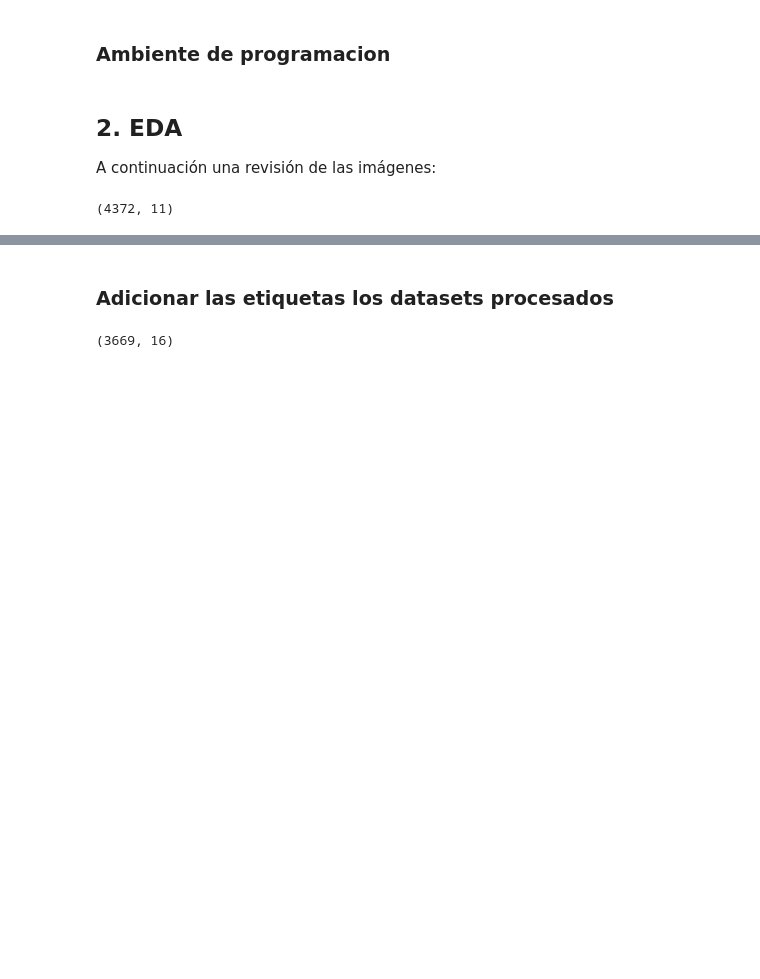
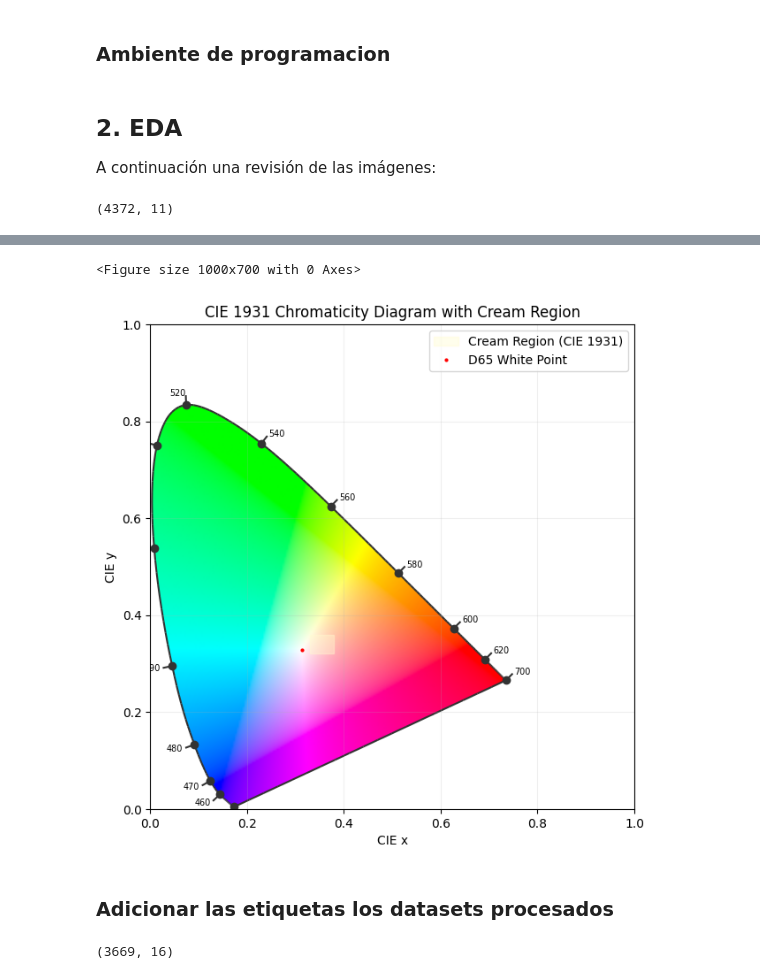
Before and after one commit to jucasamesa/prueba_tecnica_cvc, a Jupyter notebook: image-classification-app/notebooks/prueba_tecnica_cvc.ipynb, the cells around one changed output, grey strips where cells are left out. Cells and saved outputs as stored; diff of their text form; code cells hidden in the pictures; blank space fills up the shorter version.

```diff
--- a/image-classification-app/notebooks/prueba_tecnica_cvc.ipynb
+++ b/image-classification-app/notebooks/prueba_tecnica_cvc.ipynb
@@ -131,3 +211,35 @@ masks_data = np.load(masks_path)
+# %%
+# Define cream thresholds (x, y, Y)
+cream_x_min, cream_x_max = 0.33, 0.38
+cream_y_min, cream_y_max = 0.32, 0.36
+
+# Create figure
+plt.figure(figsize=(10, 7))
+colour.plotting.plot_chromaticity_diagram_CIE1931(show=False)
+
+# Draw cream region as a polygon
+cream_vertices = np.array([
+    [cream_x_min, cream_y_min],
+    [cream_x_min, cream_y_max],
+    [cream_x_max, cream_y_max],
+    [cream_x_max, cream_y_min]
+])
+plt.fill(
+    cream_vertices[:, 0], cream_vertices[:, 1],
+    color='#FFFDD0', alpha=0.4, label='Cream Region (CIE 1931)'
+)
+
+# Mark the white point (D65) for reference
+plt.plot(0.3127, 0.3290, 'ro', markersize=2, label='D65 White Point')
+
+# Add labels and legend
+plt.title('CIE 1931 Chromaticity Diagram with Cream Region')
+plt.legend(loc='upper right')
+plt.grid(alpha=0.2)
+plt.show()
+# %% [output]
+<Figure size 1000x700 with 0 Axes>
+[figure, added]
 # %% [markdown]
 ### Adicionar las etiquetas los datasets procesados
 # %%
```
Also changed, not shown: parts of 16 cells of this notebook, 2 other files.
